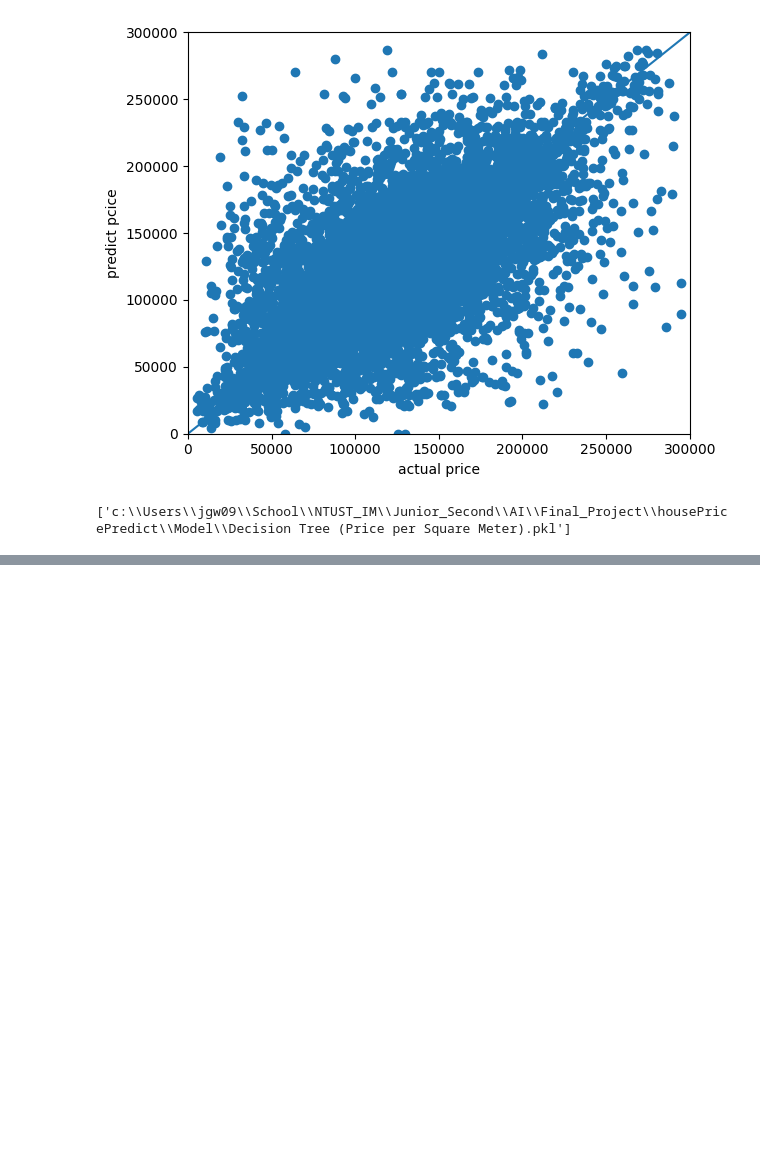
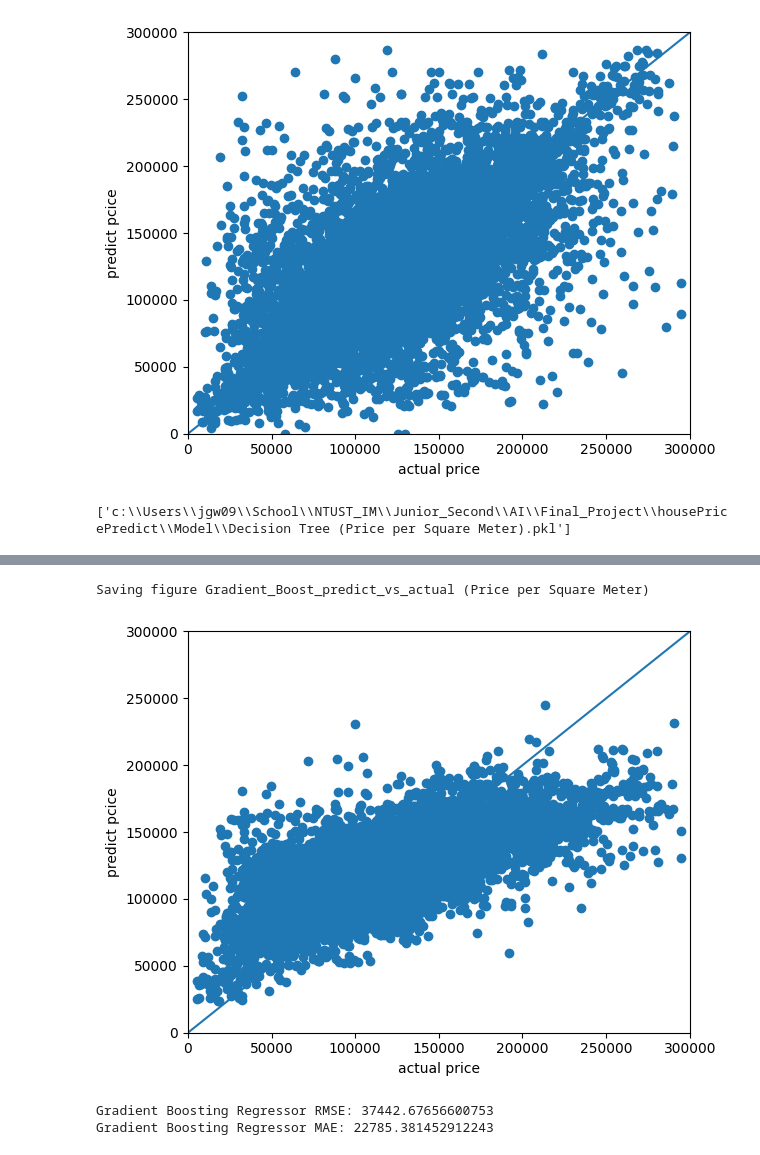
Before and after one commit to jgw0915/housePricePredict, a Jupyter notebook: Scripts/house_average_price.ipynb, the cells around one changed output, grey strips where cells are left out. Drawn from its saved outputs; the diff is of its cells as text; code cells hidden in the pictures; blank space fills up the shorter version.

```diff
--- a/Scripts/house_average_price.ipynb
+++ b/Scripts/house_average_price.ipynb
@@ -376,0 +414,37 @@ Neural Network MAE: 22341.890222978775
+# %%
+from sklearn.ensemble import GradientBoostingRegressor
+
+# Model Path
+Model_Folder_path = os.path.join(parent_directory, 'Model')
+Model_File_Name = 'Gradient Boosting Regression(Price per Square Meter).pkl'
+Model_path = os.path.join(Model_Folder_path, Model_File_Name)
+
+if os.path.exists(Model_path):
+    GB_reg = joblib.load(Model_path)
+else:
+    GB_reg = GradientBoostingRegressor()
+    GB_reg.fit(x_train, y_train)
+    # Save Model
+    joblib.dump(GB_reg,Model_path)
+
+result = GB_reg.score(x_test, y_test)
+y_predict = GB_reg.predict(x_test)
+
+plt.xlabel("actual price") # x軸的標題
+plt.ylabel("predict pcice") # y軸的標題
+plt.xlim(0, 300000) # x軸的範圍
+plt.ylim(0, 300000) # y軸的範圍
+plt.plot([0,300000], [0,300000]) # 劃一條基準線
+plt.scatter(y_test, y_predict) # 比對預測跟實際的差別
+save_fig("Gradient_Boost_predict_vs_actual (Price per Square Meter)") # 儲存圖形
+plt.show() # 察看結果
+
+GB_reg_rmse = mean_squared_error(y_test, y_predict,squared=False)
+print('Gradient Boosting Regressor RMSE:',dt_reg_rmse)
+GB_reg_mean = np.mean(np.abs(y_test - y_predict))
+print("Gradient Boosting Regressor MAE: {}".format(GB_reg_mean))
+# %% [output]
+Saving figure Gradient_Boost_predict_vs_actual (Price per Square Meter)
+[figure, added]
+Gradient Boosting Regressor RMSE: 37442.67656600753
+Gradient Boosting Regressor MAE: 22785.381452912243
```
Also changed, not shown: parts of 4 cells of this notebook, 1 other file.
